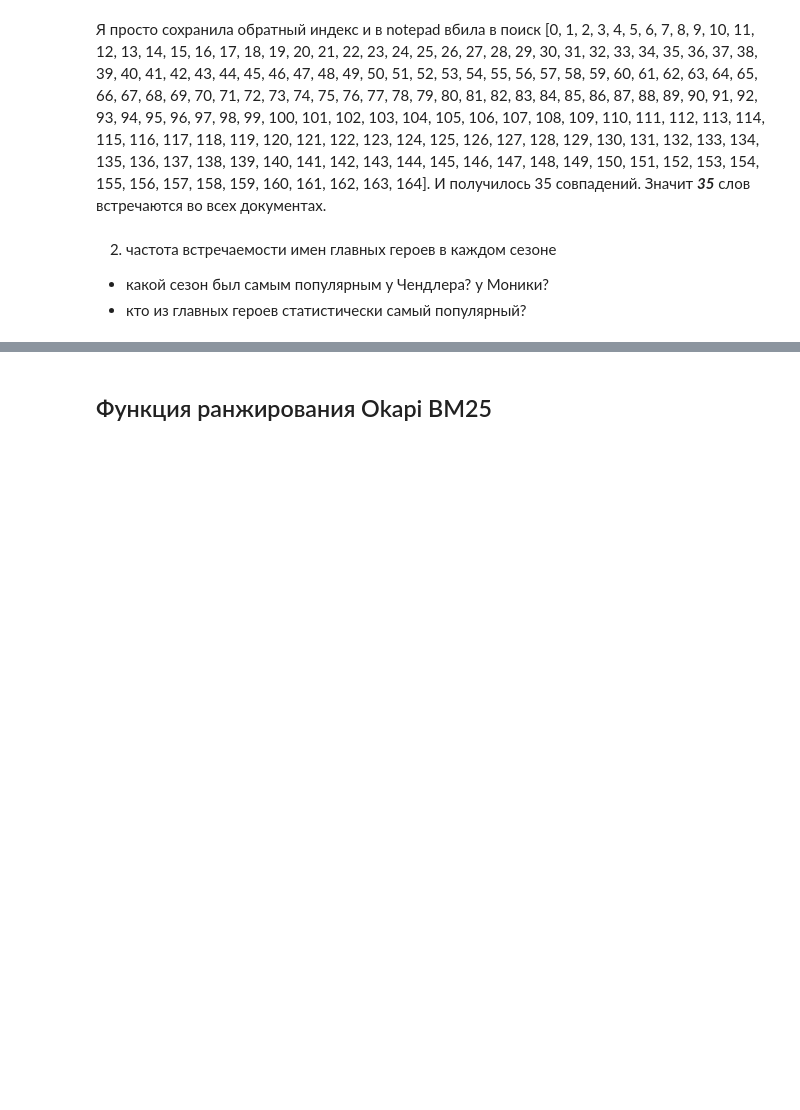
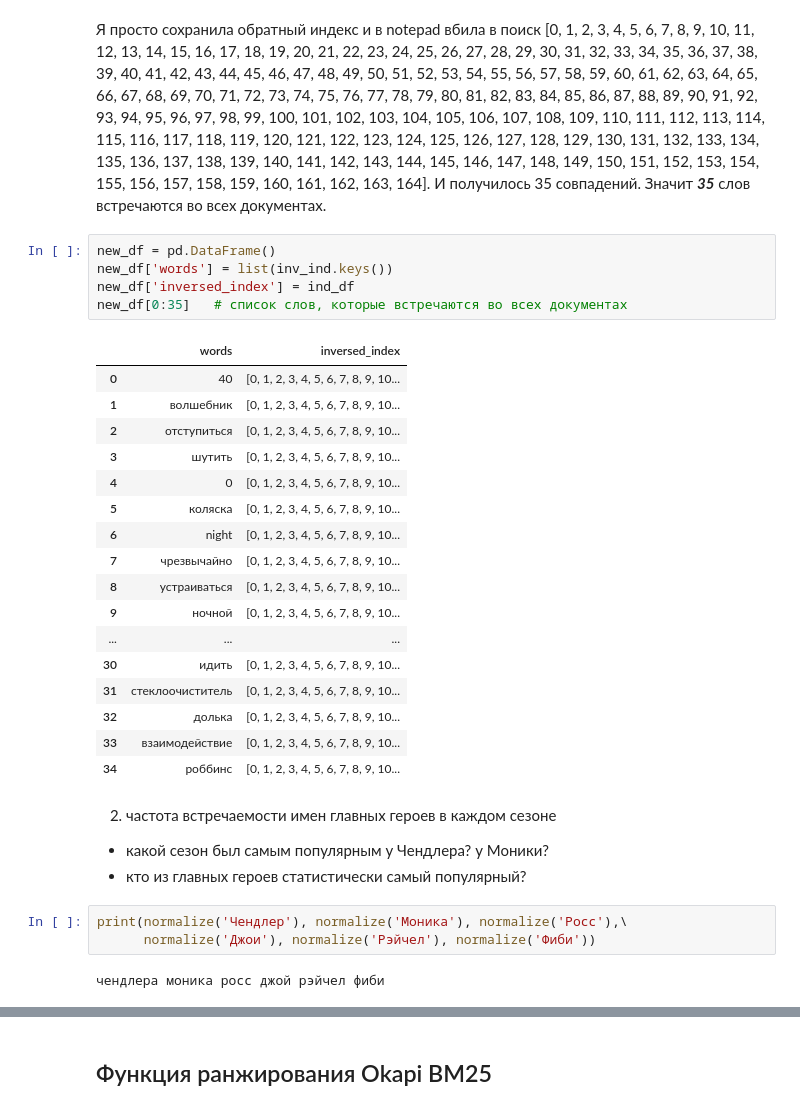
Before and after one commit to Pandaklez/IR_2018, a Jupyter notebook: Klezovich_sem1_Индекс.ipynb, the cells around one changed output, grey strips where cells are left out. Drawn from its saved outputs; the diff is of its cells as text; blank space fills up the shorter version.

```diff
--- a/Klezovich_sem1_Индекс.ipynb
+++ b/Klezovich_sem1_Индекс.ipynb
@@ -529,7 +529,35 @@ dtype: int64
 ind_df.to_csv("inversed_index.csv", encoding='utf-8')
 # %% [markdown]
 Я просто сохранила обратный индекс и в notepad вбила в поиск [0, 1, 2, 3, 4, 5, 6, 7, 8, 9, 10, 11, 12, 13, 14, 15, 16, 17, 18, 19, 20, 21, 22, 23, 24, 25, 26, 27, 28, 29, 30, 31, 32, 33, 34, 35, 36, 37, 38, 39, 40, 41, 42, 43, 44, 45, 46, 47, 48, 49, 50, 51, 52, 53, 54, 55, 56, 57, 58, 59, 60, 61, 62, 63, 64, 65, 66, 67, 68, 69, 70, 71, 72, 73, 74, 75, 76, 77, 78, 79, 80, 81, 82, 83, 84, 85, 86, 87, 88, 89, 90, 91, 92, 93, 94, 95, 96, 97, 98, 99, 100, 101, 102, 103, 104, 105, 106, 107, 108, 109, 110, 111, 112, 113, 114, 115, 116, 117, 118, 119, 120, 121, 122, 123, 124, 125, 126, 127, 128, 129, 130, 131, 132, 133, 134, 135, 136, 137, 138, 139, 140, 141, 142, 143, 144, 145, 146, 147, 148, 149, 150, 151, 152, 153, 154, 155, 156, 157, 158, 159, 160, 161, 162, 163, 164]. И получилось 35 совпадений. Значит ***35*** слов встречаются во всех документах.
+# %%
+new_df = pd.DataFrame()
+new_df['words'] = list(inv_ind.keys())
+new_df['inversed_index'] = ind_df
+new_df[0:35]   # список слов, которые встречаются во всех документах
+# %% [output]
+|  | words | inversed_index |
+| 0 | 40 | [0, 1, 2, 3, 4, 5, 6, 7, 8, 9, 10... |
+| 1 | волшебник | [0, 1, 2, 3, 4, 5, 6, 7, 8, 9, 10... |
+| 2 | отступиться | [0, 1, 2, 3, 4, 5, 6, 7, 8, 9, 10... |
+| 3 | шутить | [0, 1, 2, 3, 4, 5, 6, 7, 8, 9, 10... |
+| 4 | 0 | [0, 1, 2, 3, 4, 5, 6, 7, 8, 9, 10... |
+| 5 | коляска | [0, 1, 2, 3, 4, 5, 6, 7, 8, 9, 10... |
+| 6 | night | [0, 1, 2, 3, 4, 5, 6, 7, 8, 9, 10... |
+| 7 | чрезвычайно | [0, 1, 2, 3, 4, 5, 6, 7, 8, 9, 10... |
+| 8 | устраиваться | [0, 1, 2, 3, 4, 5, 6, 7, 8, 9, 10... |
+| 9 | ночной | [0, 1, 2, 3, 4, 5, 6, 7, 8, 9, 10... |
+| ... | ... | ... |
+| 30 | идить | [0, 1, 2, 3, 4, 5, 6, 7, 8, 9, 10... |
+| 31 | стеклоочиститель | [0, 1, 2, 3, 4, 5, 6, 7, 8, 9, 10... |
+| 32 | долька | [0, 1, 2, 3, 4, 5, 6, 7, 8, 9, 10... |
+| 33 | взаимодействие | [0, 1, 2, 3, 4, 5, 6, 7, 8, 9, 10... |
+| 34 | роббинс | [0, 1, 2, 3, 4, 5, 6, 7, 8, 9, 10... |
 # %% [markdown]
 2) частота встречаемости имен главных героев в каждом сезоне
 - какой сезон был самым популярным у Чендлера? у Моники?
 - кто из главных героев статистически самый популярный?
+# %%
+print(normalize('Чендлер'), normalize('Моника'), normalize('Росс'),\
+      normalize('Джои'), normalize('Рэйчел'), normalize('Фиби'))
+# %% [output]
+чендлера моника росс джой рэйчел фиби
```
Also changed, not shown: parts of 3 cells of this notebook.
